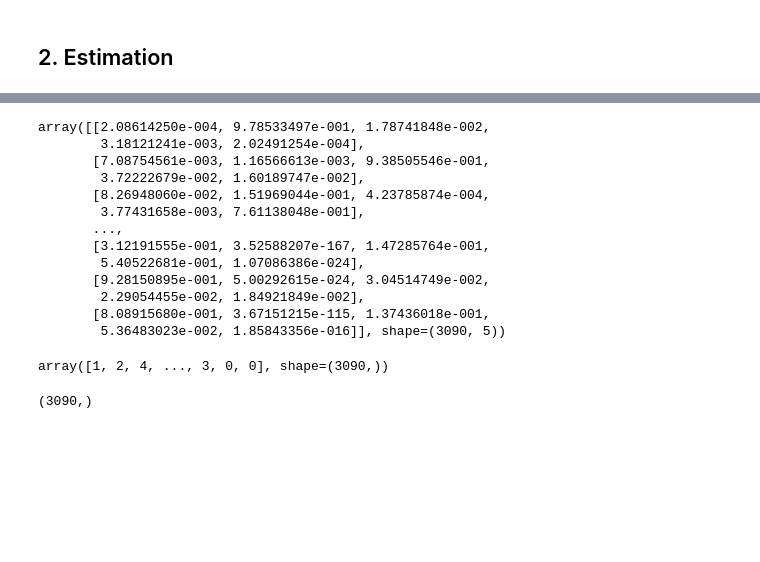
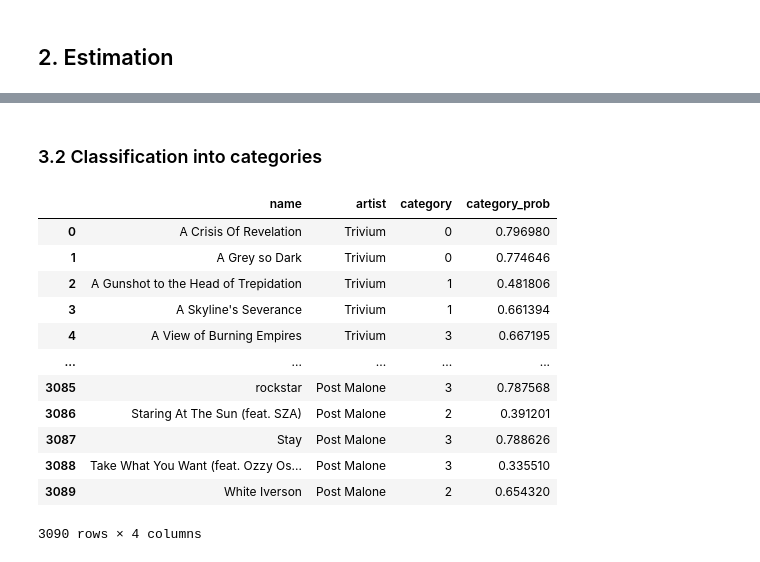
Before and after one commit to linashyshova/multivariate_stats, a Jupyter notebook: 2/songs_estimation_of_mixtures.ipynb, the cells around one changed output, grey strips where cells are left out. Saved outputs shown, nothing was run; the diff lists cells and outputs as text; code cells hidden in the pictures; blank space fills up the shorter version.

```diff
--- a/2/songs_estimation_of_mixtures.ipynb
+++ b/2/songs_estimation_of_mixtures.ipynb
@@ -308,25 +146,2 @@ array([[6.09342597e-010, 2.85820427e-006, 5.22088120e-008,
-# %%
-pi
-# %% [output]
-array([[2.08614250e-004, 9.78533497e-001, 1.78741848e-002,
-        3.18121241e-003, 2.02491254e-004],
-       [7.08754561e-003, 1.16566613e-003, 9.38505546e-001,
-        3.72222679e-002, 1.60189747e-002],
-       [8.26948060e-002, 1.51969044e-001, 4.23785874e-004,
-        3.77431658e-003, 7.61138048e-001],
-       ...,
-       [3.12191555e-001, 3.52588207e-167, 1.47285764e-001,
-        5.40522681e-001, 1.07086386e-024],
-       [9.28150895e-001, 5.00292615e-024, 3.04514749e-002,
-        2.29054455e-002, 1.84921849e-002],
-       [8.08915680e-001, 3.67151215e-115, 1.37436018e-001,
-        5.36483023e-002, 1.85843356e-016]], shape=(3090, 5))
-# %%
-indices = pi.argmax(axis=1)
-indices
-# %% [output]
-array([1, 2, 4, ..., 3, 0, 0], shape=(3090,))
-# %%
-indices.shape
-# %% [output]
-(3090,)
+# %% [markdown]
+### 3.2 Classification into categories
@@ -333,2 +168,16 @@ indices.shape
 # %%
-data["category"] = indices
+data[["name", "artist", "category", "category_prob"]]
+# %% [output]
+|  | name | artist | category | category_prob |
+| 0 | A Crisis Of Revelation | Trivium | 0 | 0.796980 |
+| 1 | A Grey so Dark | Trivium | 0 | 0.774646 |
+| 2 | A Gunshot to the Head of Trepidation | Trivium | 1 | 0.481806 |
+| 3 | A Skyline's Severance | Trivium | 1 | 0.661394 |
+| 4 | A View of Burning Empires | Trivium | 3 | 0.667195 |
+| ... | ... | ... | ... | ... |
+| 3085 | rockstar | Post Malone | 3 | 0.787568 |
+| 3086 | Staring At The Sun (feat. SZA) | Post Malone | 2 | 0.391201 |
+| 3087 | Stay | Post Malone | 3 | 0.788626 |
+| 3088 | Take What You Want (feat. Ozzy Os... | Post Malone | 3 | 0.335510 |
+| 3089 | White Iverson | Post Malone | 2 | 0.654320 |
+3090 rows × 4 columns
```
Also changed, not shown: parts of 40 cells of this notebook, 2 other files.
